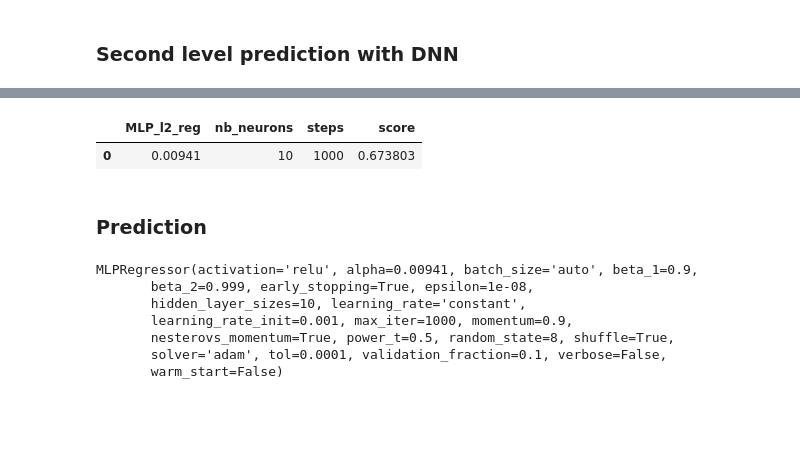
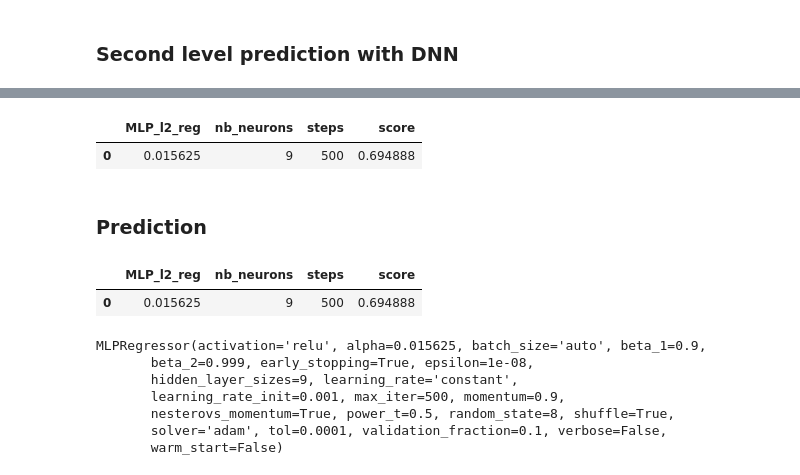
Before and after one commit to anthonyhu/aerosol-depth-prediction, a Jupyter notebook: Neural network stacking of kernel embedding.ipynb, the cells around one changed output, grey strips where cells are left out. Cells and saved outputs as stored; diff of their text form; code cells hidden in the pictures; blank space fills up the shorter version.

```diff
--- a/Neural network stacking of kernel embedding.ipynb
+++ b/Neural network stacking of kernel embedding.ipynb
@@ -193,19 +282,19 @@ def load_gram(csv_file, nb_bags_train):
 # Cauchy
 l2_reg_cauchy = 2**(-23)
 cauchy = RidgeRegression(l2_reg_cauchy)
-G_train_cauchy, G_test_cauchy = load_gram("Cauchy_16.csv", nb_bags_train)
+G_train_cauchy, G_test_cauchy = load_gram("kernels_me/Cauchy_16.csv", nb_bags_train)
 
 # Matern 3/2 -> removed as it gave inferior results
-#l2_reg_matern_32 = 2**(-37)
-#matern_32 = RidgeRegression(l2_reg_matern_32)
-#G_train_matern_32, G_test_matern_32 = load_gram("Matern_32_1024.csv", nb_bags_train)
+l2_reg_matern_32 = 2**(-33)
+matern_32 = RidgeRegression(l2_reg_matern_32)
+G_train_matern_32, G_test_matern_32 = load_gram("kernels_me/Matern_32_512.csv", nb_bags_train)
 
 # Matern 5/2
-l2_reg_matern_52 = 2**(-36) # to change + csv name
+l2_reg_matern_52 = 2**(-31)
 matern_52 = RidgeRegression(l2_reg_matern_52)
-G_train_matern_52, G_test_matern_52 = load_gram("Matern_52_128.csv", nb_bags_train)
+G_train_matern_52, G_test_matern_52 = load_gram("kernels_me/Matern_52_64.csv", nb_bags_train)
 
 # Rational quadratic
-l2_reg_rquadr = 2**(-28) # to change + csv name
+l2_reg_rquadr = 2**(-26)
 rquadr = RidgeRegression(l2_reg_rquadr)
-G_train_rquadr, G_test_rquadr = load_gram("rquadr_1024.csv", nb_bags_train)
+G_train_rquadr, G_test_rquadr = load_gram("kernels_me/rquadr_512.csv", nb_bags_train)
@@ -243,17 +343,17 @@ RMSE(rquadr_oof_train, y_train)
 # %% [markdown]
 ### Second level prediction with DNN
 # %%
-kernel_train = pd.DataFrame({'cauchy': cauchy_oof_train.ravel(),
-                             #'matern_32': matern_32_oof_train.ravel(),
-                             'matern_52': matern_52_oof_train.ravel(),
-                             'rquadr': rquadr_oof_train.ravel()})
+kernel_train = pd.DataFrame({'cauchy': cauchy_oof_train,
+                             'matern_32': matern_32_oof_train,
+                             'matern_52': matern_52_oof_train,
+                             'rquadr': rquadr_oof_train})
 
 kernel_train["y"] = y_train
 
-kernel_test = pd.DataFrame({'cauchy': cauchy_oof_test.ravel(),
-                            #'matern_32': matern_32_oof_test.ravel(),
-                            'matern_52': matern_52_oof_test.ravel(),
-                            'rquadr': rquadr_oof_test.ravel()})
+kernel_test = pd.DataFrame({'cauchy': cauchy_oof_test,
+                            'matern_32': matern_32_oof_test,
+                            'matern_52': matern_52_oof_test,
+                            'rquadr': rquadr_oof_test})
 
 cols_excl_kernel = ["y"]
 cols_kernel = [c for c in kernel_train.columns if c not in cols_excl_kernel]
@@ -284,7 +375,7 @@ def scoring_function(parameters):
     average_RMSE = 0.0
     n_splits = 5
 
-    kf = KFold(n_splits=n_splits)
+    kf = KFold(n_splits=n_splits, shuffle=True, random_state=15)
     nb_fold = 0
     for train_index, validation_index in kf.split(kernel_train):
         nb_fold += 1
@@ -308,6 +399,7 @@ def scoring_function(parameters):
 
         average_RMSE += RMSE_test
         print("Validation fold {0} RMSE: {1}".format(nb_fold, RMSE_test))
+        print(model_dnn.n_iter_)
 
     average_RMSE /= n_splits
 
@@ -316,14 +408,14 @@ def scoring_function(parameters):
     return {"loss": average_RMSE, "status": STATUS_OK}
 # %%
 # Grid to pick parameters from.
-parameters_grid = {"steps"             : hp.choice("steps", np.arange(1000, 1100, 100, dtype=int)),
-                   "nb_neurons"      : hp.choice("nb_neurons", np.arange(10, 11, 1, dtype=int)),
-                   "MLP_l2_reg": hp.choice("MLP_l2_reg", np.power(2.0, np.arange(-9, -5)))
+parameters_grid = {"steps"     : hp.choice("steps", np.arange(500, 600, 100, dtype=int)),
+                   "nb_neurons": hp.choice("nb_neurons", np.arange(9, 10, 1, dtype=int)),
+                   "MLP_l2_reg": hp.choice("MLP_l2_reg", np.power(2.0, np.arange(-9, -1)))
                   }
 # Record the information about the cross-validation.
 trials = Trials()
 
-best = fmin(scoring_function, parameters_grid, algo=tpe.suggest, max_evals=10,
+best = fmin(scoring_function, parameters_grid, algo=tpe.suggest, max_evals=4,
             trials=trials)
 # %% [output]
 Training the model with parameters:
@@ -350,22 +442,26 @@ min(trials.losses())
 # %%
 # Save the best parameters as a csv.
 best_parameters = pd.DataFrame({key: [value] for (key, value) in
                                 zip(space_eval(parameters_grid, best).keys(),
                                     space_eval(parameters_grid, best).values())})
 # Add the corresponding score.
 best_parameters["score"] = min(trials.losses())
-best_parameters.to_csv("best_parameters_10.csv", encoding="utf-8", index=False)
+best_parameters.to_csv("best_parameters_12.csv", encoding="utf-8", index=False)
 
 best_parameters
 # %% [output]
 |  | MLP_l2_reg | nb_neurons | steps | score |
-| 0 | 0.00941 | 10 | 1000 | 0.673803 |
+| 0 | 0.015625 | 9 | 500 | 0.694888 |
 # %% [markdown]
 ### Prediction
+# %%
+best_parameters = pd.read_csv("best_parameters_12.csv", encoding="utf-8")
+best_parameters
+# %% [output]
+|  | MLP_l2_reg | nb_neurons | steps | score |
+| 0 | 0.015625 | 9 | 500 | 0.694888 |
 # %%
 #MPL Regressor
-best_parameters = pd.read_csv("best_parameters_10.csv", encoding="utf-8")
-
 model_dnn = MLPRegressor(hidden_layer_sizes=(best_parameters["nb_neurons"][0]),
                          max_iter=best_parameters["steps"][0],
                          alpha=best_parameters["MLP_l2_reg"][0],
@@ -373,10 +469,10 @@ model_dnn = MLPRegressor(hidden_layer_sizes=(best_parameters["nb_neurons"][0]),
                          random_state=random_seed)
 model_dnn.fit(kernel_train[cols_kernel], y_train)
 # %% [output]
-MLPRegressor(activation='relu', alpha=0.00941, batch_size='auto', beta_1=0.9,
+MLPRegressor(activation='relu', alpha=0.015625, batch_size='auto', beta_1=0.9,
        beta_2=0.999, early_stopping=True, epsilon=1e-08,
-       hidden_layer_sizes=10, learning_rate='constant',
-       learning_rate_init=0.001, max_iter=1000, momentum=0.9,
+       hidden_layer_sizes=9, learning_rate='constant',
+       learning_rate_init=0.001, max_iter=500, momentum=0.9,
        nesterovs_momentum=True, power_t=0.5, random_state=8, shuffle=True,
        solver='adam', tol=0.0001, validation_fraction=0.1, verbose=False,
        warm_start=False)
```
Also changed, not shown: parts of 37 cells of this notebook.
